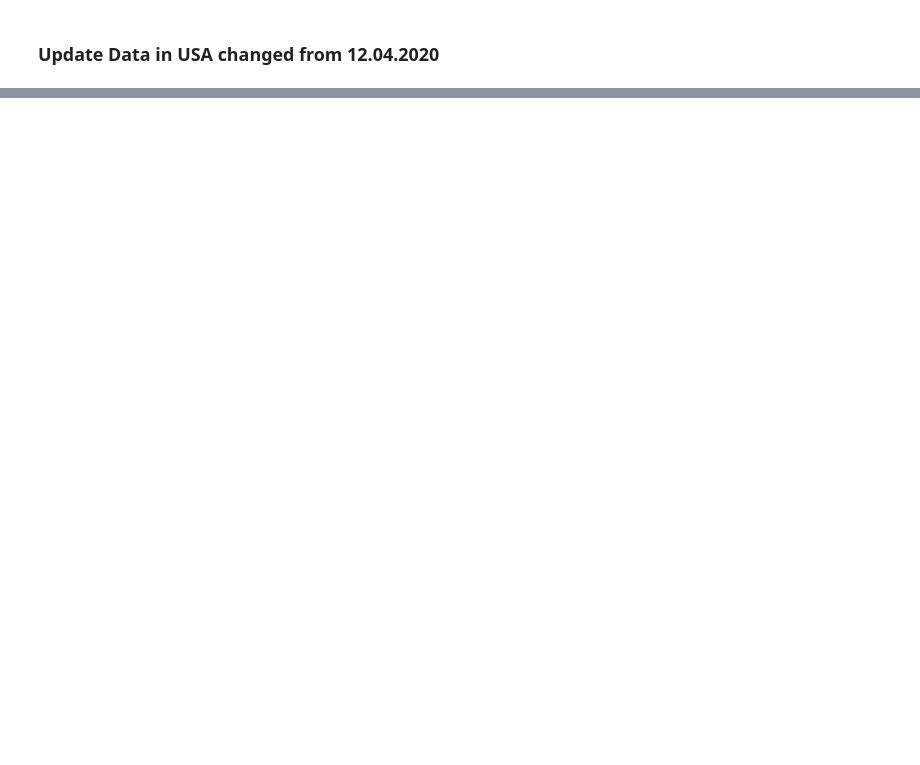
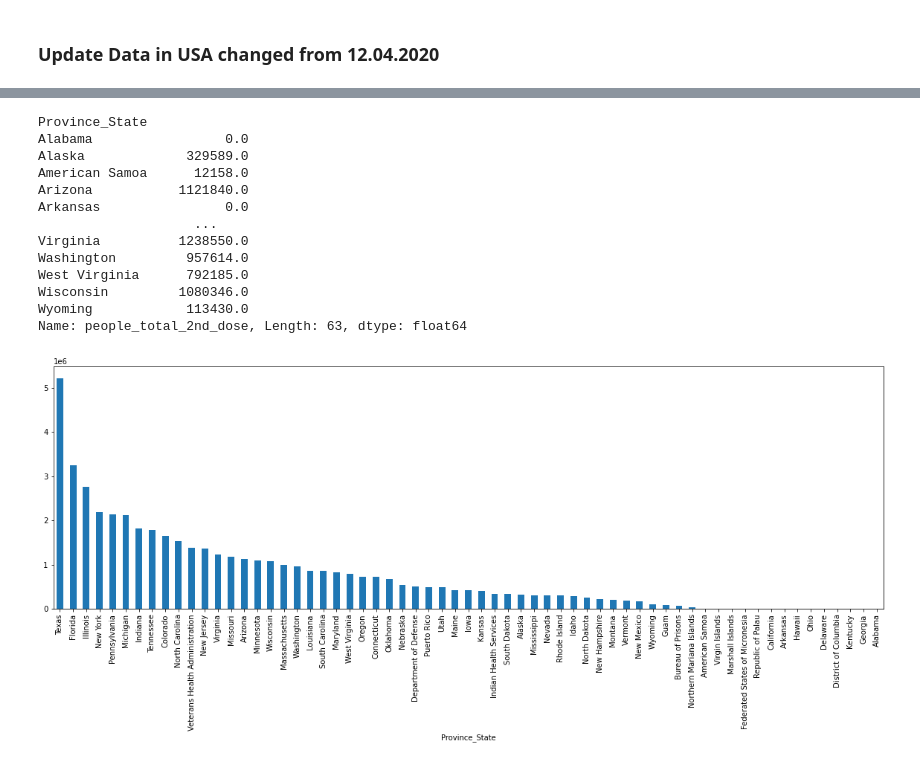
Before and after one commit to lphan/ML-Practices, a Jupyter notebook: 18_Covid-19/18_Covid-19_USA.ipynb, the cells around one changed output, grey strips where cells are left out. Saved outputs shown, nothing was run; the diff lists cells and outputs as text; code cells hidden in the pictures; blank space fills up the shorter version.

```diff
--- a/18_Covid-19/18_Covid-19_USA.ipynb
+++ b/18_Covid-19/18_Covid-19_USA.ipynb
@@ -142,0 +219,20 @@ data_us[-1].sort_values('Recovered', ascending=False).head(10)[['Province_State'
+# %%
+# states_vaccine.iloc('California')
+states_vaccine['people_total_2nd_dose'].sort_values(ascending=False).plot(kind='bar')
+# plt.xticks(rotation=60)
+states_vaccine['people_total_2nd_dose']
+# %% [output]
+Province_State
+Alabama                 0.0
+Alaska             329589.0
+American Samoa      12158.0
+Arizona           1121840.0
+Arkansas                0.0
+                    ...
+Virginia          1238550.0
+Washington         957614.0
+West Virginia      792185.0
+Wisconsin         1080346.0
+Wyoming            113430.0
+Name: people_total_2nd_dose, Length: 63, dtype: float64
+[figure, added]
```
Also changed, not shown: parts of 13 cells of this notebook, 17 other files.
